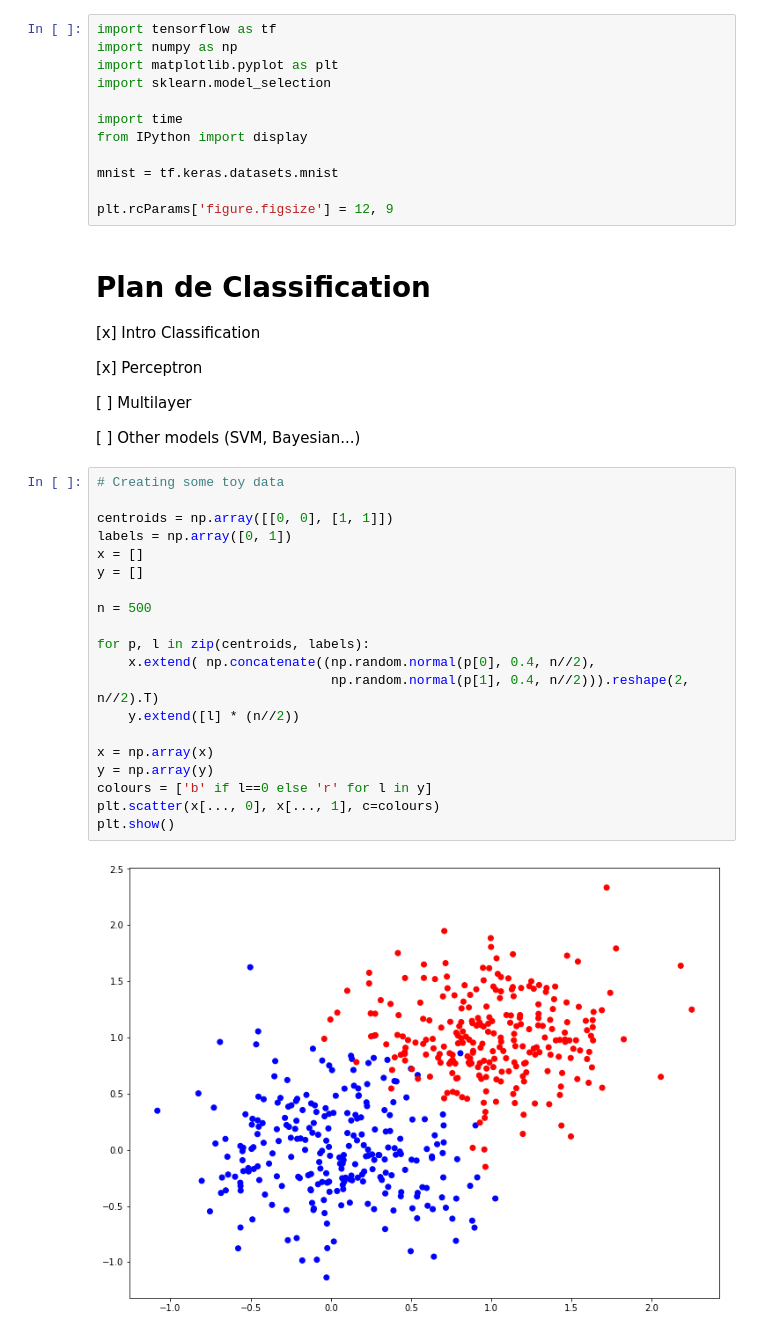
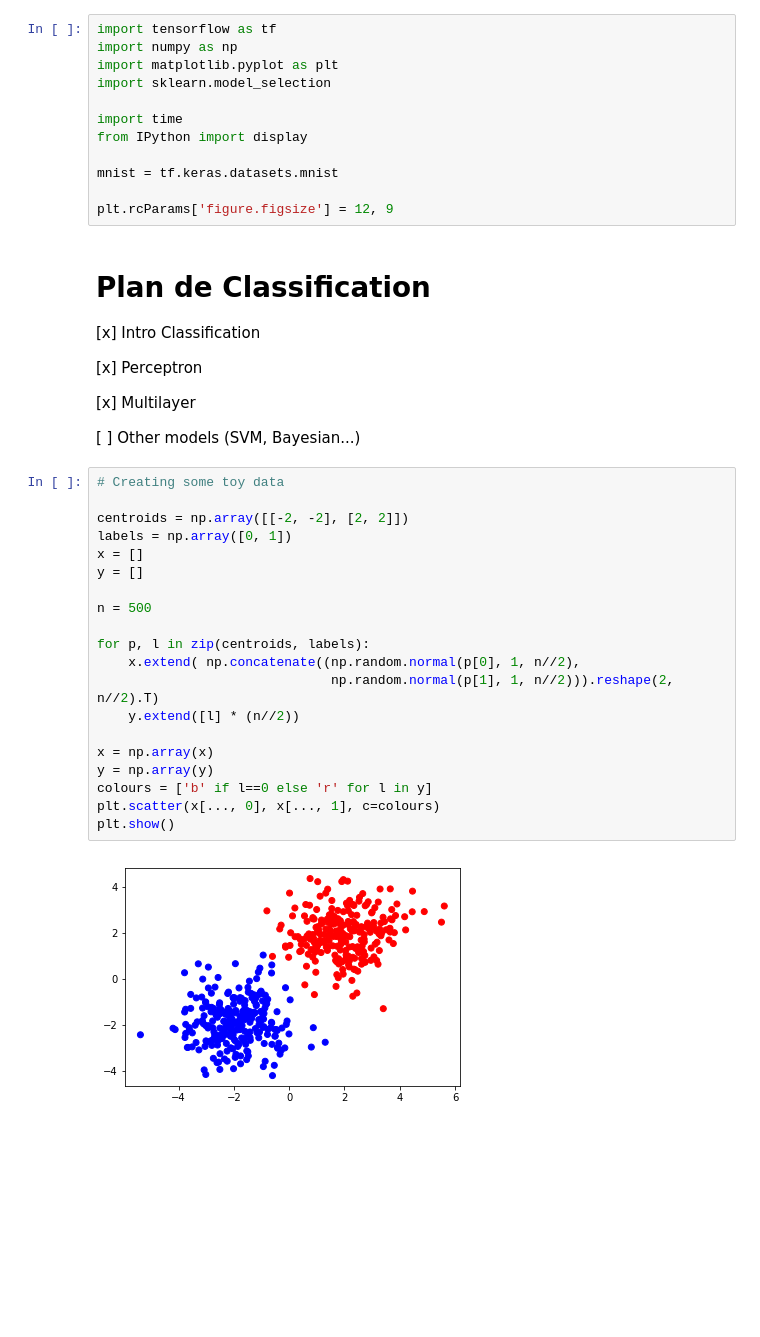
Before and after one commit to pLOPeGG/Machine-Learning-Course, a Jupyter notebook: Classification.ipynb, the cells around one changed output. Drawn from its saved outputs; the diff is of its cells as text; blank space fills up the shorter version.

```diff
--- a/Classification.ipynb
+++ b/Classification.ipynb
@@ -16,31 +16,31 @@ plt.rcParams['figure.figsize'] = 12, 9
 
 [x] Perceptron
 
-[ ] Multilayer
+[x] Multilayer
 
 [ ] Other models (SVM, Bayesian...)
 # %%
 # Creating some toy data
 
-centroids = np.array([[0, 0], [1, 1]])
+centroids = np.array([[-2, -2], [2, 2]])
 labels = np.array([0, 1])
 x = []
 y = []
 
 n = 500
 
 for p, l in zip(centroids, labels):
-    x.extend( np.concatenate((np.random.normal(p[0], 0.4, n//2),
-                              np.random.normal(p[1], 0.4, n//2))).reshape(2, n//2).T)
+    x.extend( np.concatenate((np.random.normal(p[0], 1, n//2),
+                              np.random.normal(p[1], 1, n//2))).reshape(2, n//2).T)
     y.extend([l] * (n//2))
 
 x = np.array(x)
 y = np.array(y)
 colours = ['b' if l==0 else 'r' for l in y]
 plt.scatter(x[..., 0], x[..., 1], c=colours)
 plt.show()
 # %% [output]
-[figure, old version]
+[figure, new version]
 # %% [markdown]
 ## Perceptron
 
```
Also changed, not shown: parts of 10 cells of this notebook.
